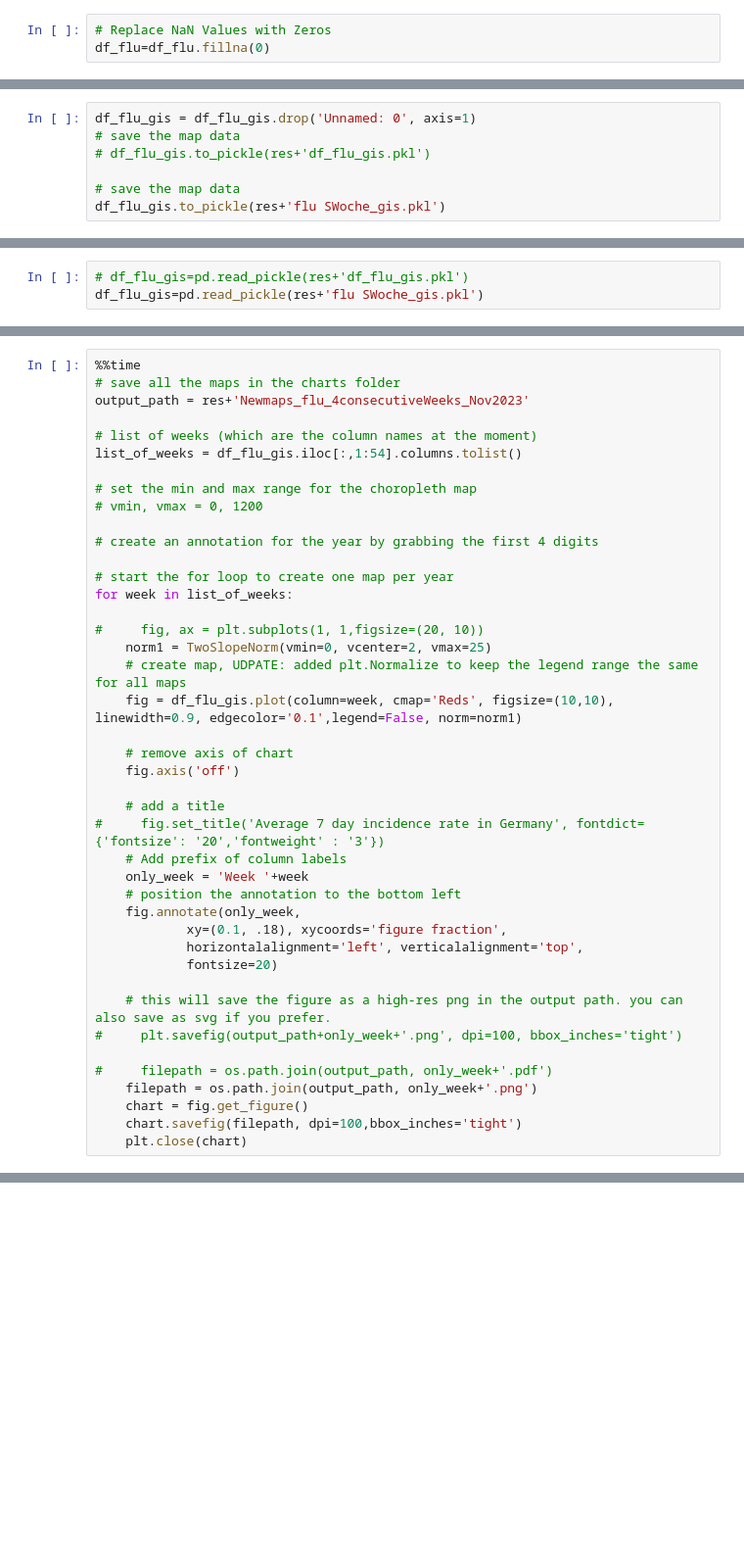
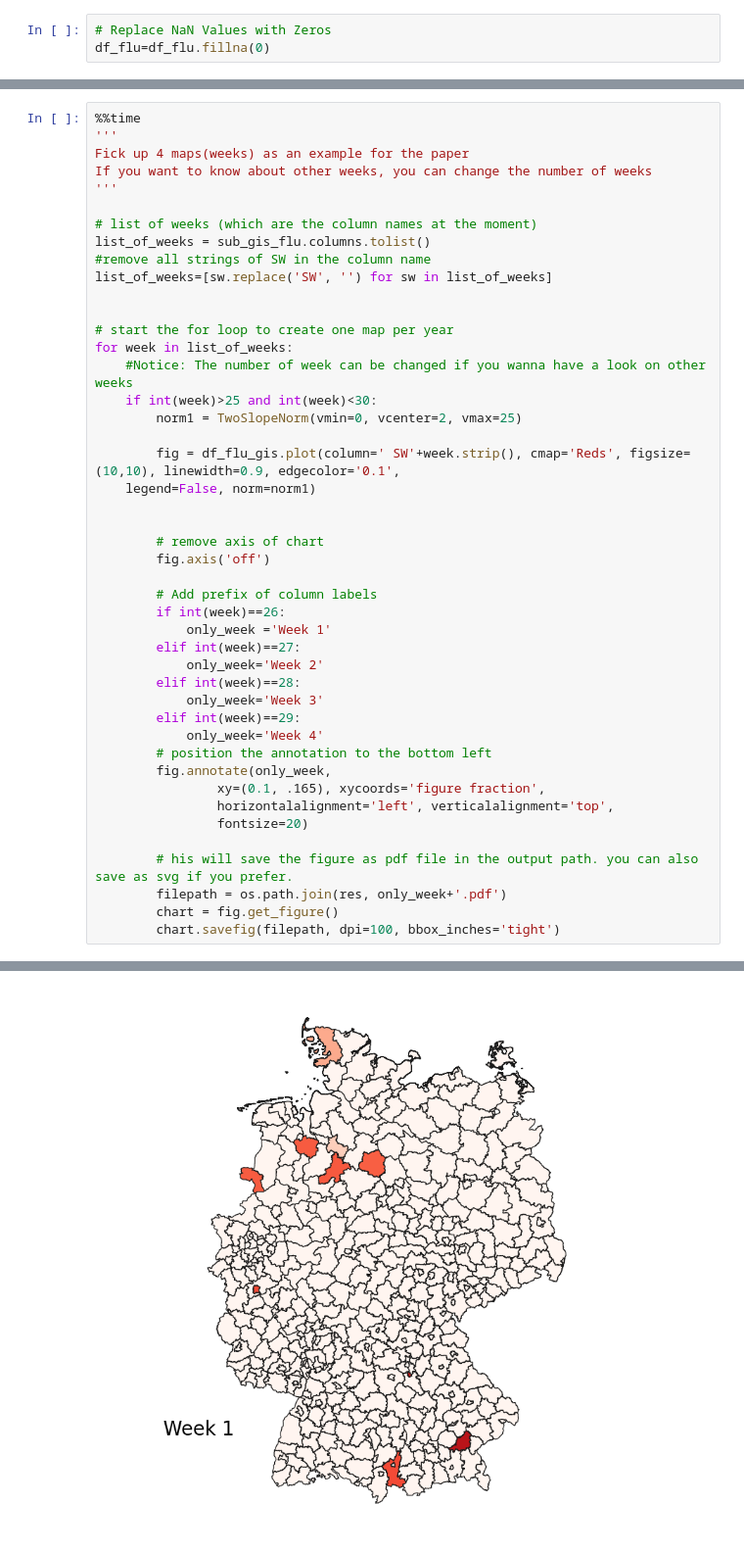
Before and after one commit to HuiranLiu/Long-distance-travel-human-mobility, a Jupyter notebook: Levy-Flu.ipynb, the cells around one changed output, grey strips where cells are left out. Shown at 98% size. Saved outputs shown, nothing was run; the diff lists cells and outputs as text; blank space fills up the shorter version.

```diff
--- a/Levy-Flu.ipynb
+++ b/Levy-Flu.ipynb
@@ -176,7 +100,0 @@ df_flu_gis
-# %%
-df_flu_gis = df_flu_gis.drop('Unnamed: 0', axis=1)
-# save the map data
-# df_flu_gis.to_pickle(res+'df_flu_gis.pkl')
-
-# save the map data
-df_flu_gis.to_pickle(res+'flu SWoche_gis.pkl')
@@ -185,3 +100,0 @@ df_flu_gis.to_pickle(res+'flu SWoche_gis.pkl')
-# %%
-# df_flu_gis=pd.read_pickle(res+'df_flu_gis.pkl')
-df_flu_gis=pd.read_pickle(res+'flu SWoche_gis.pkl')
@@ -223,43 +138,46 @@ Wall time: 212 ms
 # %%
 %%time
-# save all the maps in the charts folder
-output_path = res+'Newmaps_flu_4consecutiveWeeks_Nov2023'
+'''
+Fick up 4 maps(weeks) as an example for the paper
+If you want to know about other weeks, you can change the number of weeks
+'''
 
 # list of weeks (which are the column names at the moment)
-list_of_weeks = df_flu_gis.iloc[:,1:54].columns.tolist()
+list_of_weeks = sub_gis_flu.columns.tolist()
+#remove all strings of SW in the column name
+list_of_weeks=[sw.replace('SW', '') for sw in list_of_weeks]
 
-# set the min and max range for the choropleth map
-# vmin, vmax = 0, 1200
-
-# create an annotation for the year by grabbing the first 4 digits
 
 # start the for loop to create one map per year
 for week in list_of_weeks:
+    #Notice: The number of week can be changed if you wanna have a look on other weeks
+    if int(week)>25 and int(week)<30:
+        norm1 = TwoSlopeNorm(vmin=0, vcenter=2, vmax=25)
 
-#     fig, ax = plt.subplots(1, 1,figsize=(20, 10))
-    norm1 = TwoSlopeNorm(vmin=0, vcenter=2, vmax=25)
-    # create map, UDPATE: added plt.Normalize to keep the legend range the same for all maps
-    fig = df_flu_gis.plot(column=week, cmap='Reds', figsize=(10,10), linewidth=0.9, edgecolor='0.1',legend=False, norm=norm1)
+        fig = df_flu_gis.plot(column=' SW'+week.strip(), cmap='Reds', figsize=(10,10), linewidth=0.9, edgecolor='0.1',
+    legend=False, norm=norm1)
 
-    # remove axis of chart
-    fig.axis('off')
 
-    # add a title
-#     fig.set_title('Average 7 day incidence rate in Germany', fontdict={'fontsize': '20','fontweight' : '3'})
-    # Add prefix of column labels
-    only_week = 'Week '+week
-    # position the annotation to the bottom left
-    fig.annotate(only_week,
-            xy=(0.1, .18), xycoords='figure fraction',
-            horizontalalignment='left', verticalalignment='top',
-            fontsize=20)
+        # remove axis of chart
+        fig.axis('off')
 
-    # this will save the figure as a high-res png in the output path. you can also save as svg if you prefer.
-#     plt.savefig(output_path+only_week+'.png', dpi=100, bbox_inches='tight')
+        # Add prefix of column labels
+        if int(week)==26:
+            only_week ='Week 1'
+        elif int(week)==27:
+            only_week='Week 2'
+        elif int(week)==28:
+            only_week='Week 3'
+        elif int(week)==29:
+            only_week='Week 4'
+        # position the annotation to the bottom left
+        fig.annotate(only_week,
+                xy=(0.1, .165), xycoords='figure fraction',
+                horizontalalignment='left', verticalalignment='top',
+                fontsize=20)
 
-#     filepath = os.path.join(output_path, only_week+'.pdf')
-    filepath = os.path.join(output_path, only_week+'.png')
-    chart = fig.get_figure()
-    chart.savefig(filepath, dpi=100,bbox_inches='tight')
-    plt.close(chart)
+        # his will save the figure as pdf file in the output path. you can also save as svg if you prefer.
+        filepath = os.path.join(res, only_week+'.pdf')
+        chart = fig.get_figure()
+        chart.savefig(filepath, dpi=100, bbox_inches='tight')
 # %% [output]
@@ -267,0 +186 @@ Wall time: 15.9 s
+[figure, added]
```
Also changed, not shown: parts of 25 cells of this notebook, 10 other files.
